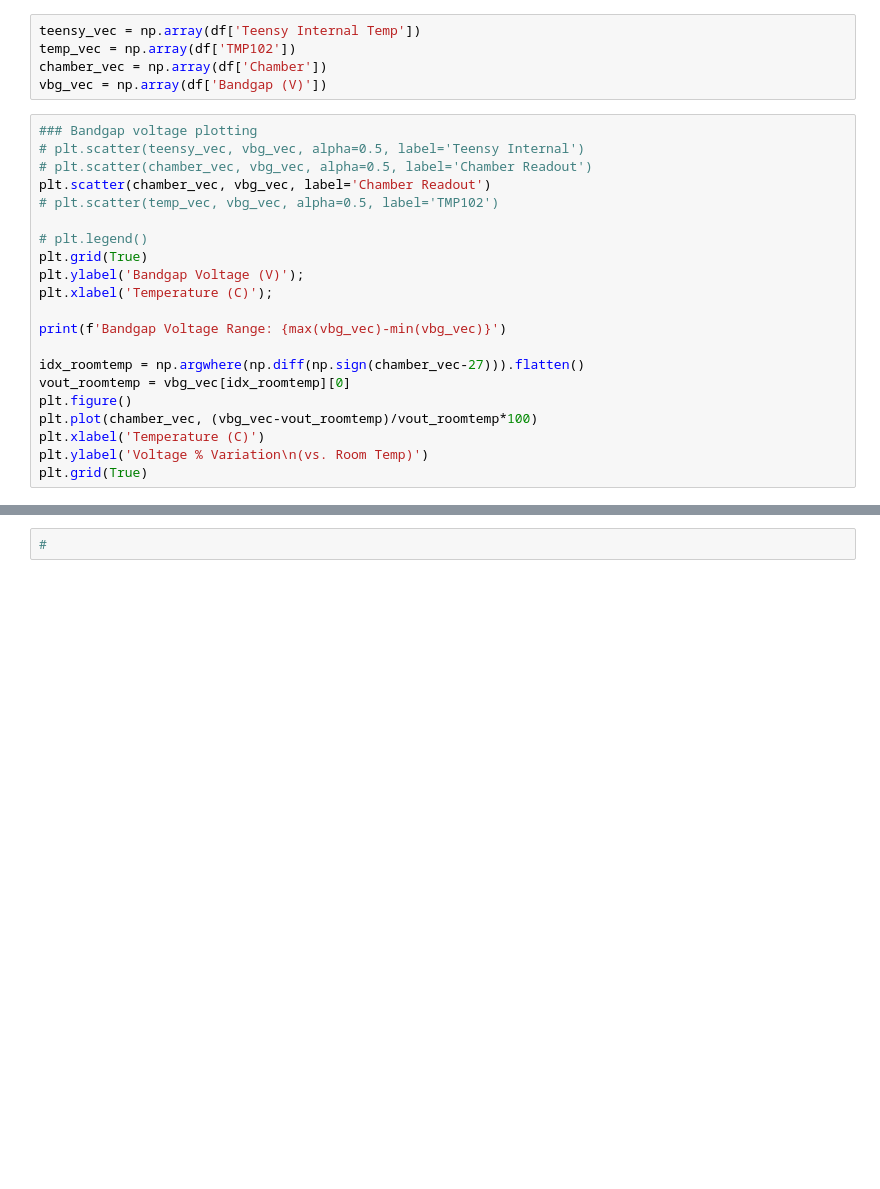
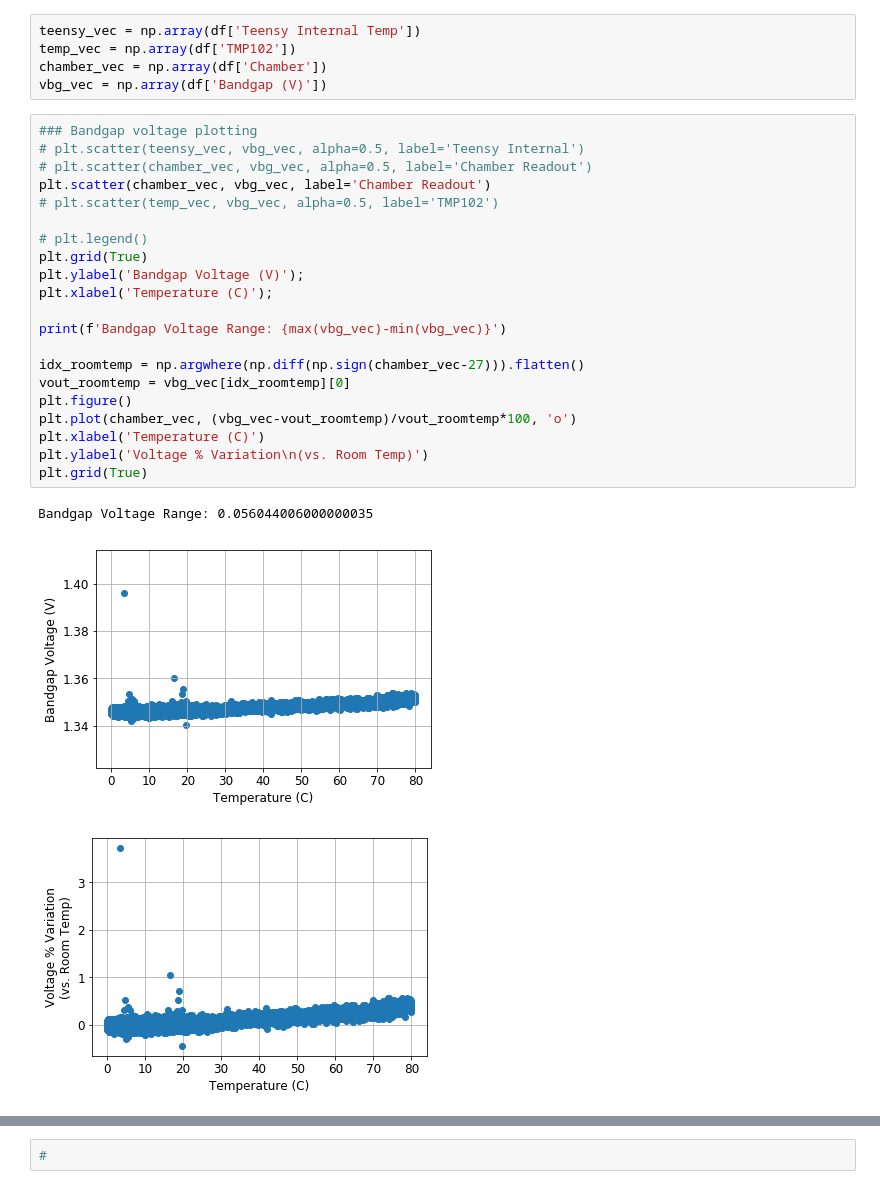
Before and after one commit to iiSmiley/span-ion-code, a Jupyter notebook: testing/plotting.ipynb, the cells around one changed output, grey strips where cells are left out. Saved outputs shown, nothing was run; the diff lists cells and outputs as text; blank space fills up the shorter version.

```diff
--- a/testing/plotting.ipynb
+++ b/testing/plotting.ipynb
@@ -32,24 +32,28 @@ vbg_vec = np.array(df['Bandgap (V)'])
 # %%
 ### Bandgap voltage plotting
 # plt.scatter(teensy_vec, vbg_vec, alpha=0.5, label='Teensy Internal')
 # plt.scatter(chamber_vec, vbg_vec, alpha=0.5, label='Chamber Readout')
 plt.scatter(chamber_vec, vbg_vec, label='Chamber Readout')
 # plt.scatter(temp_vec, vbg_vec, alpha=0.5, label='TMP102')
 
 # plt.legend()
 plt.grid(True)
 plt.ylabel('Bandgap Voltage (V)');
 plt.xlabel('Temperature (C)');
 
 print(f'Bandgap Voltage Range: {max(vbg_vec)-min(vbg_vec)}')
 
 idx_roomtemp = np.argwhere(np.diff(np.sign(chamber_vec-27))).flatten()
 vout_roomtemp = vbg_vec[idx_roomtemp][0]
 plt.figure()
-plt.plot(chamber_vec, (vbg_vec-vout_roomtemp)/vout_roomtemp*100)
+plt.plot(chamber_vec, (vbg_vec-vout_roomtemp)/vout_roomtemp*100, 'o')
 plt.xlabel('Temperature (C)')
 plt.ylabel('Voltage % Variation\n(vs. Room Temp)')
 plt.grid(True)
+# %% [output]
+Bandgap Voltage Range: 0.056044006000000035
+[figure, added]
+[figure, added]
 # %%
 vbg_hist, vbg_bins_raw = np.histogram(vbg_vec, bins=100)
 vbg_bins = 0.5*(vbg_bins_raw[1:] + vbg_bins_raw[:-1])
```
Also changed, not shown: parts of 18 cells of this notebook, 1 other file.
